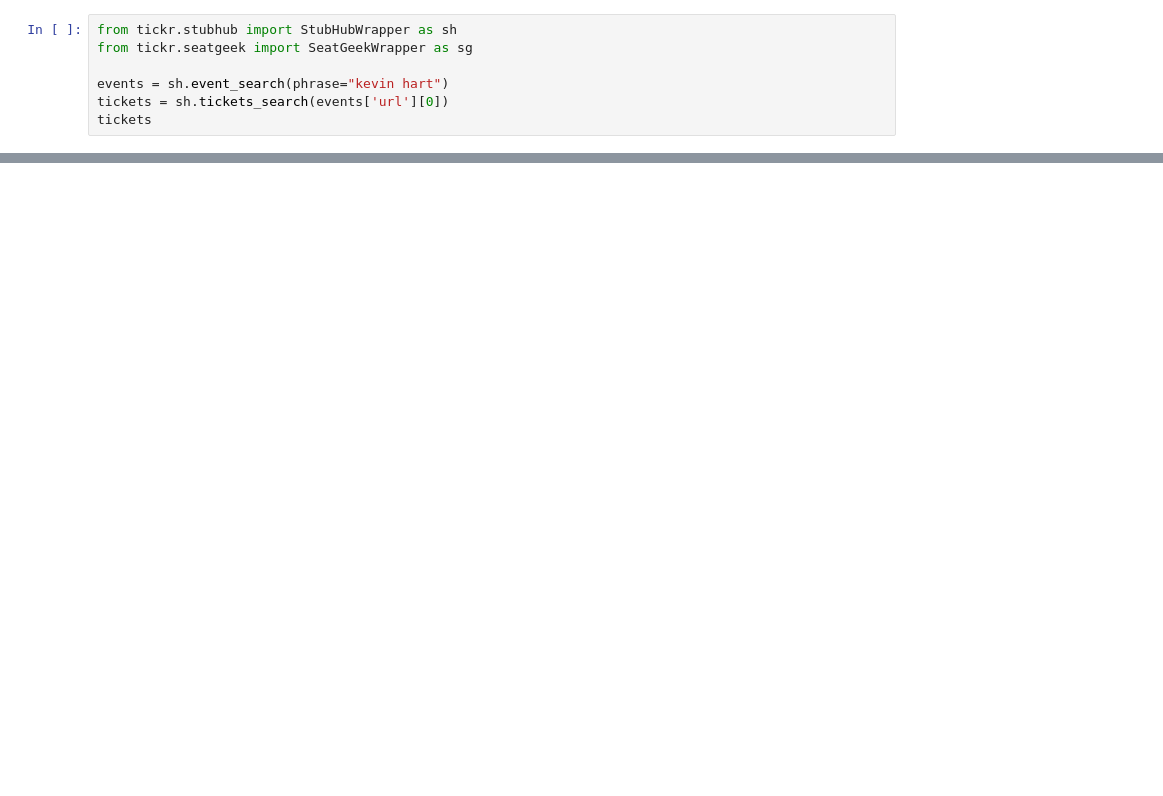
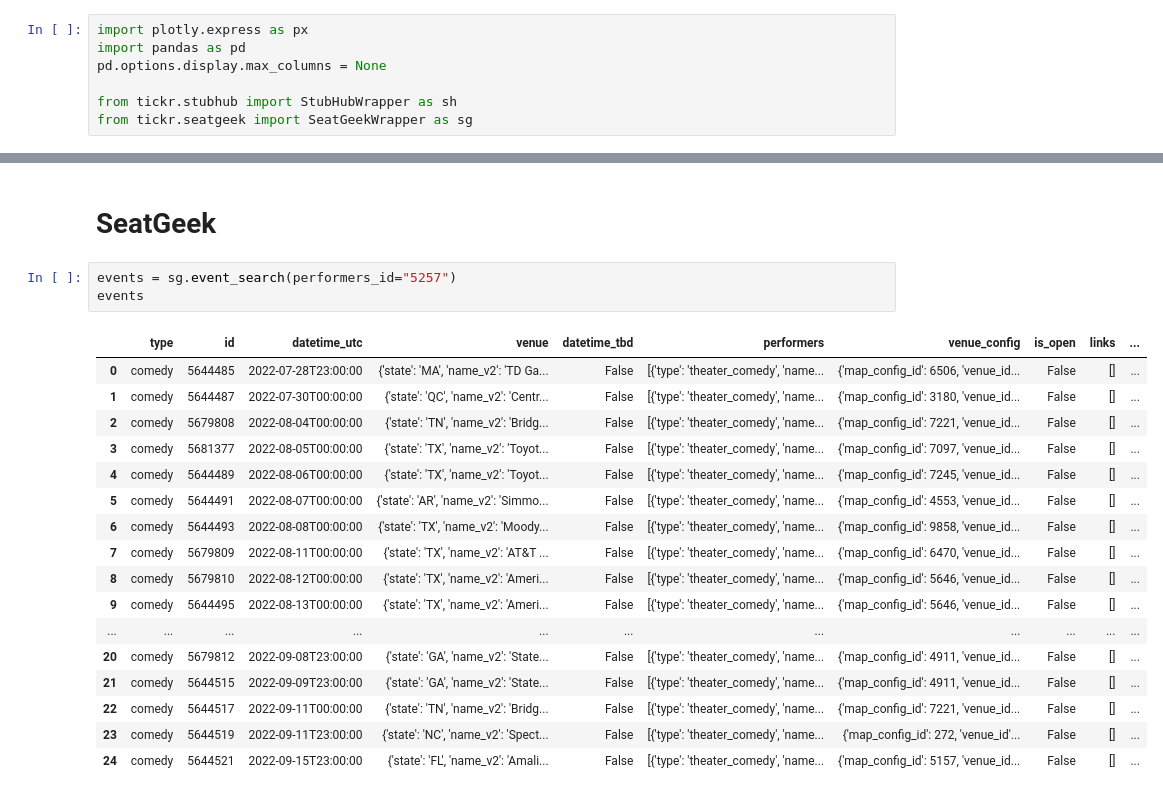
Before and after one commit to parkerholcomb/tickr-dev, a Jupyter notebook: notebooks/_workbench.ipynb, the cells around one changed output, grey strips where cells are left out. Saved outputs shown, nothing was run; the diff lists cells and outputs as text; blank space fills up the shorter version.

```diff
--- a/notebooks/_workbench.ipynb
+++ b/notebooks/_workbench.ipynb
@@ -1,7 +1,7 @@
 # %%
+import plotly.express as px
+import pandas as pd
+pd.options.display.max_columns = None
+
 from tickr.stubhub import StubHubWrapper as sh
 from tickr.seatgeek import SeatGeekWrapper as sg
-
-events = sh.event_search(phrase="kevin hart")
-tickets = sh.tickets_search(events['url'][0])
-tickets
@@ -31,0 +53,23 @@ AttributeError: type object 'SeatGeekWrapper' has no attribute 'ticket_search'
+# %% [markdown]
+# SeatGeek
+# %%
+events = sg.event_search(performers_id="5257")
+events
+# %% [output]
+|  | type | id | datetime_utc | venue | datetime_tbd | performers | venue_config | is_open | links | ... |
+| 0 | comedy | 5644485 | 2022-07-28T23:00:00 | {'state': 'MA', 'name_v2': 'TD Ga... | False | [{'type': 'theater_comedy', 'name... | {'map_config_id': 6506, 'venue_id... | False | [] | ... |
+| 1 | comedy | 5644487 | 2022-07-30T00:00:00 | {'state': 'QC', 'name_v2': 'Centr... | False | [{'type': 'theater_comedy', 'name... | {'map_config_id': 3180, 'venue_id... | False | [] | ... |
+| 2 | comedy | 5679808 | 2022-08-04T00:00:00 | {'state': 'TN', 'name_v2': 'Bridg... | False | [{'type': 'theater_comedy', 'name... | {'map_config_id': 7221, 'venue_id... | False | [] | ... |
+| 3 | comedy | 5681377 | 2022-08-05T00:00:00 | {'state': 'TX', 'name_v2': 'Toyot... | False | [{'type': 'theater_comedy', 'name... | {'map_config_id': 7097, 'venue_id... | False | [] | ... |
+| 4 | comedy | 5644489 | 2022-08-06T00:00:00 | {'state': 'TX', 'name_v2': 'Toyot... | False | [{'type': 'theater_comedy', 'name... | {'map_config_id': 7245, 'venue_id... | False | [] | ... |
+| 5 | comedy | 5644491 | 2022-08-07T00:00:00 | {'state': 'AR', 'name_v2': 'Simmo... | False | [{'type': 'theater_comedy', 'name... | {'map_config_id': 4553, 'venue_id... | False | [] | ... |
+| 6 | comedy | 5644493 | 2022-08-08T00:00:00 | {'state': 'TX', 'name_v2': 'Moody... | False | [{'type': 'theater_comedy', 'name... | {'map_config_id': 9858, 'venue_id... | False | [] | ... |
+| 7 | comedy | 5679809 | 2022-08-11T00:00:00 | {'state': 'TX', 'name_v2': 'AT&T ... | False | [{'type': 'theater_comedy', 'name... | {'map_config_id': 6470, 'venue_id... | False | [] | ... |
+| 8 | comedy | 5679810 | 2022-08-12T00:00:00 | {'state': 'TX', 'name_v2': 'Ameri... | False | [{'type': 'theater_comedy', 'name... | {'map_config_id': 5646, 'venue_id... | False | [] | ... |
+| 9 | comedy | 5644495 | 2022-08-13T00:00:00 | {'state': 'TX', 'name_v2': 'Ameri... | False | [{'type': 'theater_comedy', 'name... | {'map_config_id': 5646, 'venue_id... | False | [] | ... |
+| ... | ... | ... | ... | ... | ... | ... | ... | ... | ... | ... |
+| 20 | comedy | 5679812 | 2022-09-08T23:00:00 | {'state': 'GA', 'name_v2': 'State... | False | [{'type': 'theater_comedy', 'name... | {'map_config_id': 4911, 'venue_id... | False | [] | ... |
+| 21 | comedy | 5644515 | 2022-09-09T23:00:00 | {'state': 'GA', 'name_v2': 'State... | False | [{'type': 'theater_comedy', 'name... | {'map_config_id': 4911, 'venue_id... | False | [] | ... |
+| 22 | comedy | 5644517 | 2022-09-11T00:00:00 | {'state': 'TN', 'name_v2': 'Bridg... | False | [{'type': 'theater_comedy', 'name... | {'map_config_id': 7221, 'venue_id... | False | [] | ... |
+| 23 | comedy | 5644519 | 2022-09-11T23:00:00 | {'state': 'NC', 'name_v2': 'Spect... | False | [{'type': 'theater_comedy', 'name... | {'map_config_id': 272, 'venue_id'... | False | [] | ... |
+| 24 | comedy | 5644521 | 2022-09-15T23:00:00 | {'state': 'FL', 'name_v2': 'Amali... | False | [{'type': 'theater_comedy', 'name... | {'map_config_id': 5157, 'venue_id... | False | [] | ... |
```
Also changed, not shown: parts of 11 cells of this notebook, 2 other files.
